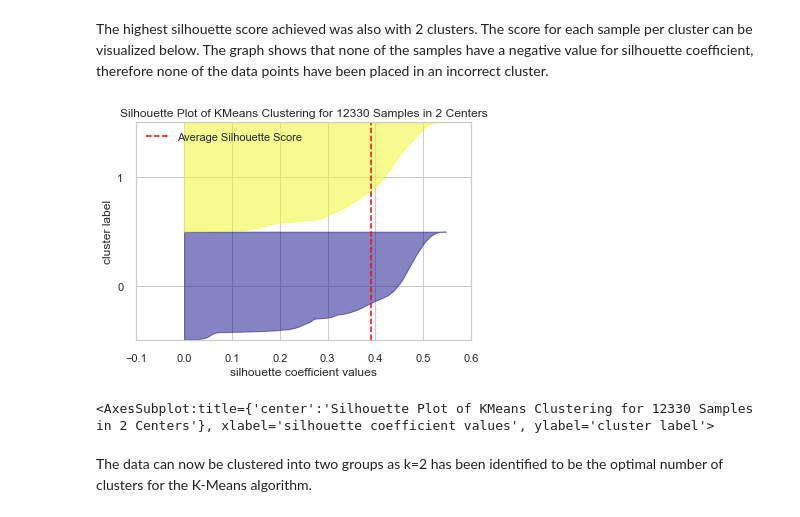
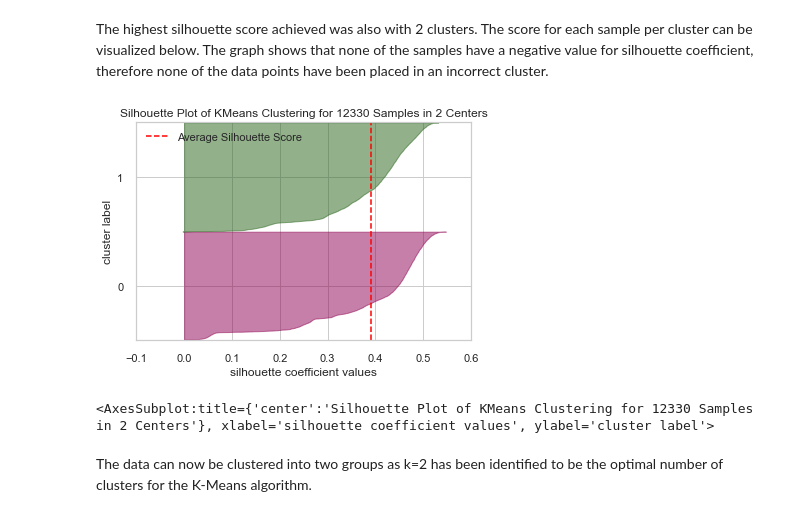
Before and after one commit to terence-yeung/online_shoppers_clustering, a Jupyter notebook: online_shoppers_clustering.ipynb, the cells around one changed output. Drawn from its saved outputs; the diff is of its cells as text; code cells hidden in the pictures.

Commit message:
Changed colour of clusters

```diff
--- a/online_shoppers_clustering.ipynb
+++ b/online_shoppers_clustering.ipynb
@@ -359,12 +359,12 @@ The highest silhouette score is 0.391445836942294 for k = 2 clusters.
 # %% [markdown]
 The highest silhouette score achieved was also with 2 clusters. The score for each sample per cluster can be visualized below. The graph shows that none of the samples have a negative value for silhouette coefficient, therefore none of the data points have been placed in an incorrect cluster.
 # %%
-silhouette = SilhouetteVisualizer(KMeans(n_clusters=2, random_state=42), colors='plasma')
+silhouette = SilhouetteVisualizer(KMeans(n_clusters=2, random_state=42), colors='PiYG')
 
 silhouette.fit(X_dr)
 silhouette.show()
 # %% [output]
-[figure, old version]
+[figure, new version]
 <AxesSubplot:title={'center':'Silhouette Plot of KMeans Clustering for 12330 Samples in 2 Centers'}, xlabel='silhouette coefficient values', ylabel='cluster label'>
 # %% [markdown]
 The data can now be clustered into two groups as k=2 has been identified to be the optimal number of clusters for the K-Means algorithm.
```
Also changed, not shown: parts of 3 cells of this notebook.
